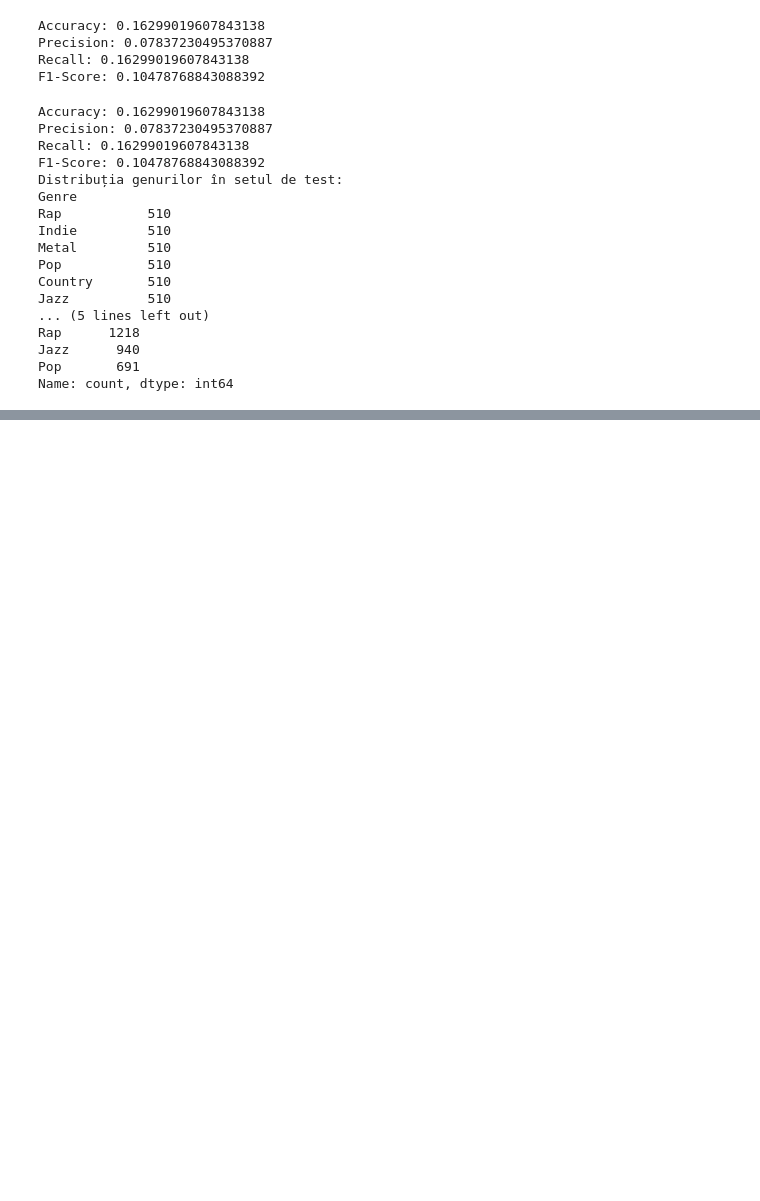
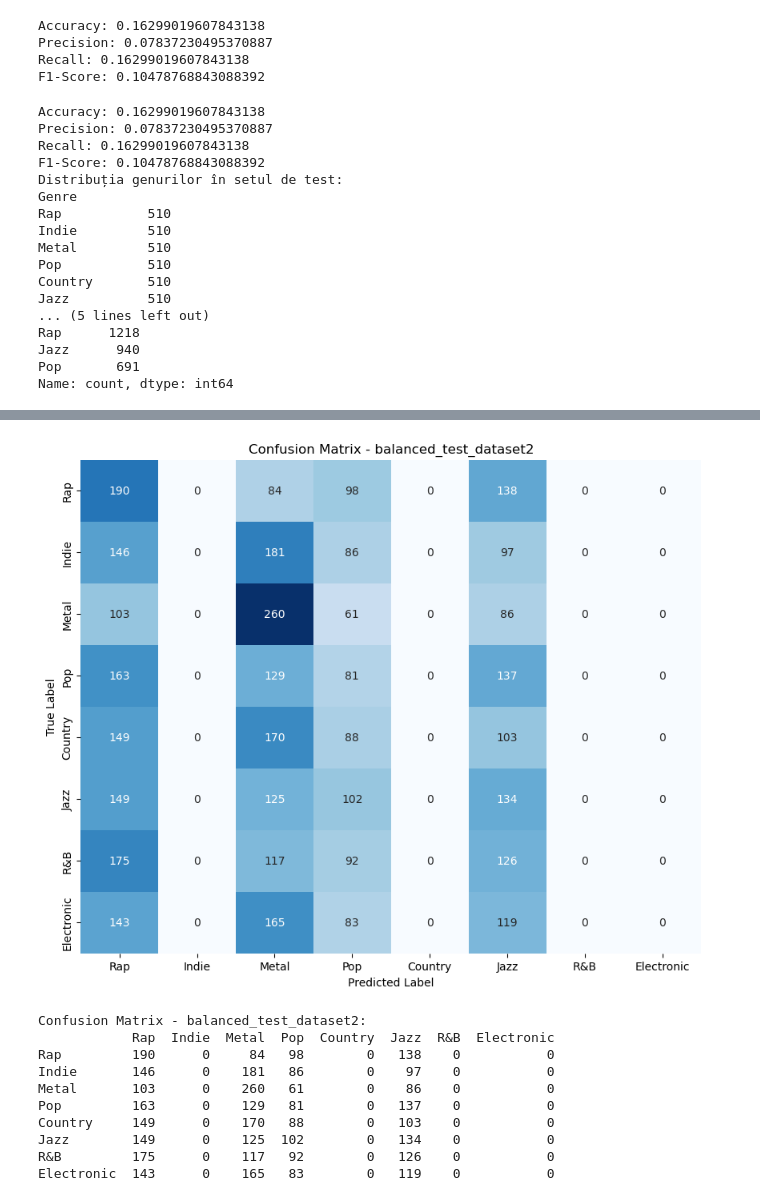
Before and after one commit to mihaelaama/Lyrics---Genre-classification, a Jupyter notebook: Evaluare.ipynb, the cells around one changed output, grey strips where cells are left out. Drawn from its saved outputs; the diff is of its cells as text; code cells hidden in the pictures; blank space fills up the shorter version.

```diff
--- a/Evaluare.ipynb
+++ b/Evaluare.ipynb
@@ -175,0 +621,75 @@ Name: count, dtype: int64
+# %%
+import pandas as pd
+import joblib
+from sklearn.metrics import confusion_matrix
+import seaborn as sns
+import matplotlib.pyplot as plt
+
+# Încarcă modelul LDA și vectorizatorul
+lda = joblib.load('lda_model.pkl')
+vectorizer = joblib.load('vectorizer.pkl')
+
+# Încarcă distribuția topicurilor pe genuri
+topic_genre_distribution = pd.read_csv('topic_genre_distribution_for_predict.csv', index_col=0)
+
+# Funcția pentru a prelucra și clasifica noile versuri
+def classify_lyrics(lyrics):
+    lyrics = " ".join(lyrics.split("\n")).strip()
+    X_new = vectorizer.transform([lyrics])
+    topic_distribution = lda.transform(X_new)
+    dominant_topic = topic_distribution.argmax(axis=1)[0]
+    genre = topic_genre_distribution.idxmax(axis=0)[dominant_topic]
+    return genre
+
+# Funcția pentru a clasifica un set de versuri
+def classify_lyrics_batch(lyrics_list):
+    genres = []
+    for lyrics in lyrics_list:
+        genre = classify_lyrics(lyrics)
+        genres.append(genre)
+    return genres
+
+# Încarcă setul de date de test - balanced_test_dataset2.csv
+test_data = pd.read_csv('balanced_test_dataset2.csv')
+
+# Obține predicțiile pentru setul de test
+test_lyrics = test_data['Cleaned_Lyrics']
+predicted_genres = classify_lyrics_batch(test_lyrics)
+
+# Genurile reale
+true_genres = test_data['Genre']
+
+# Calcularea matricei de confuzie
+conf_matrix = confusion_matrix(true_genres, predicted_genres, labels=true_genres.unique())
+
+# Crearea unui DataFrame pentru matricea de confuzie
+conf_matrix_df = pd.DataFrame(conf_matrix, index=true_genres.unique(), columns=true_genres.unique())
+
+# Salvarea matricei de confuzie într-un fișier CSV
+conf_matrix_df.to_csv('confusion_matrix_balanced_test_dataset2.csv')
+
+# Salvarea matricei de confuzie într-un plot folosind seaborn
+plt.figure(figsize=(10, 8))
+sns.heatmap(conf_matrix, annot=True, fmt='d', cmap='Blues', cbar=False,
+            xticklabels=true_genres.unique(), yticklabels=true_genres.unique())
+plt.xlabel('Predicted Label')
+plt.ylabel('True Label')
+plt.title('Confusion Matrix - balanced_test_dataset2')
+plt.savefig('confusion_matrix_balanced_test_dataset2.png')
+plt.show()
+
+# Print formatted output
+print("\nConfusion Matrix - balanced_test_dataset2:")
+print(conf_matrix_df)
+# %% [output]
+[figure, added]
+Confusion Matrix - balanced_test_dataset2:
+            Rap  Indie  Metal  Pop  Country  Jazz  R&B  Electronic
+Rap         190      0     84   98        0   138    0           0
+Indie       146      0    181   86        0    97    0           0
+Metal       103      0    260   61        0    86    0           0
+Pop         163      0    129   81        0   137    0           0
+Country     149      0    170   88        0   103    0           0
+Jazz        149      0    125  102        0   134    0           0
+R&B         175      0    117   92        0   126    0           0
+Electronic  143      0    165   83        0   119    0           0
```
Also changed, not shown: parts of 7 cells of this notebook.
